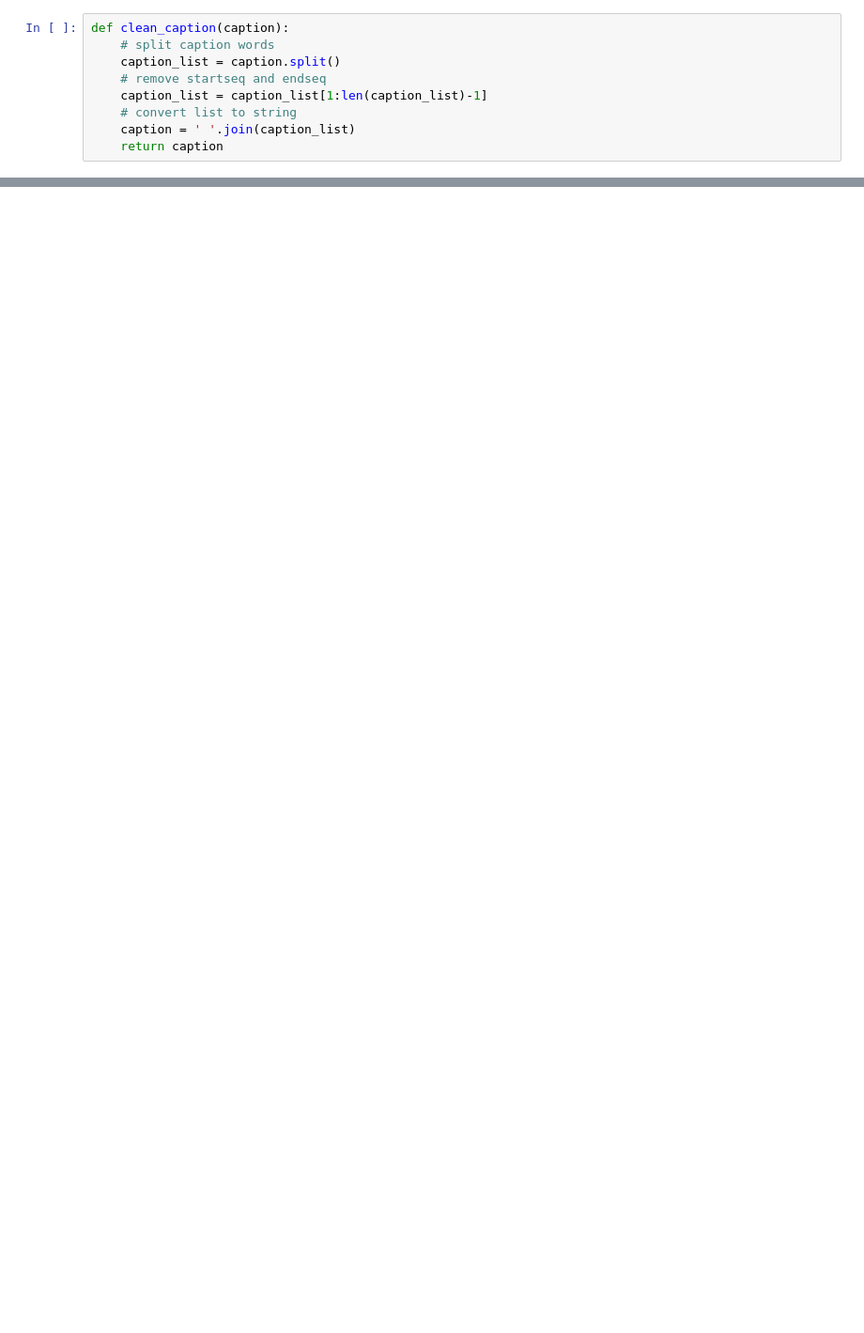
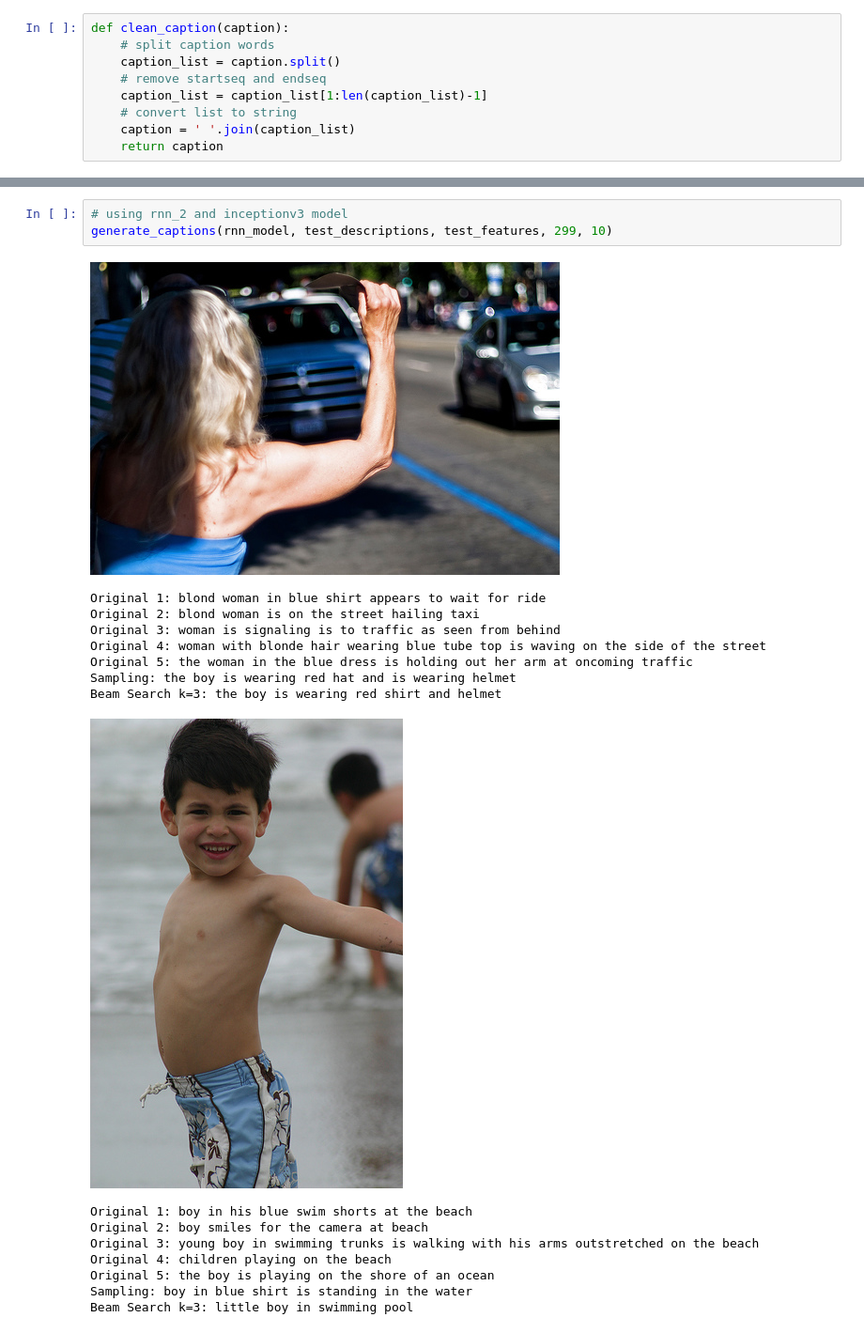
Before and after one commit to juletx/image-caption-generation, a Jupyter notebook: notebook/P71_OIER_Caption_Generation.ipynb, the cells around one changed output, grey strips where cells are left out. Shown at 94% size. Drawn from its saved outputs; the diff is of its cells as text; blank space fills up the shorter version.

```diff
--- a/notebook/P71_OIER_Caption_Generation.ipynb
+++ b/notebook/P71_OIER_Caption_Generation.ipynb
@@ -907,0 +961,20 @@ Beam Search k=3: black and white dog runs through the water
+# %%
+# using rnn_2 and inceptionv3 model
+generate_captions(rnn_model, test_descriptions, test_features, 299, 10)
+# %% [output]
+[figure, added]
+Original 1: blond woman in blue shirt appears to wait for ride
+Original 2: blond woman is on the street hailing taxi
+Original 3: woman is signaling is to traffic as seen from behind
+Original 4: woman with blonde hair wearing blue tube top is waving on the side of the street
+Original 5: the woman in the blue dress is holding out her arm at oncoming traffic
+Sampling: the boy is wearing red hat and is wearing helmet
+Beam Search k=3: the boy is wearing red shirt and helmet
+[figure, added]
+Original 1: boy in his blue swim shorts at the beach
+Original 2: boy smiles for the camera at beach
+Original 3: young boy in swimming trunks is walking with his arms outstretched on the beach
+Original 4: children playing on the beach
+Original 5: the boy is playing on the shore of an ocean
+Sampling: boy in blue shirt is standing in the water
+Beam Search k=3: little boy in swimming pool
```
Also changed, not shown: parts of 77 cells of this notebook, 11 other files.
